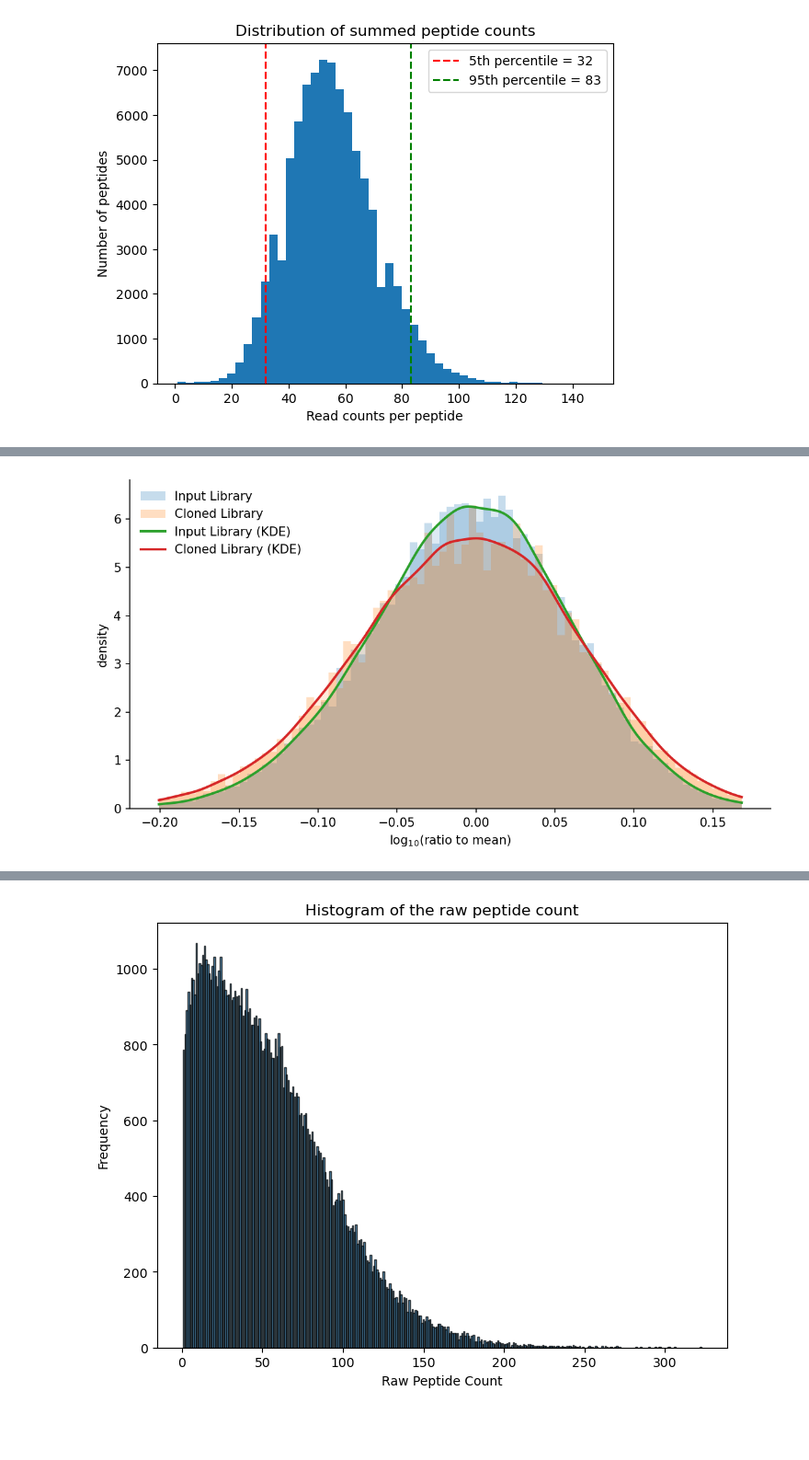
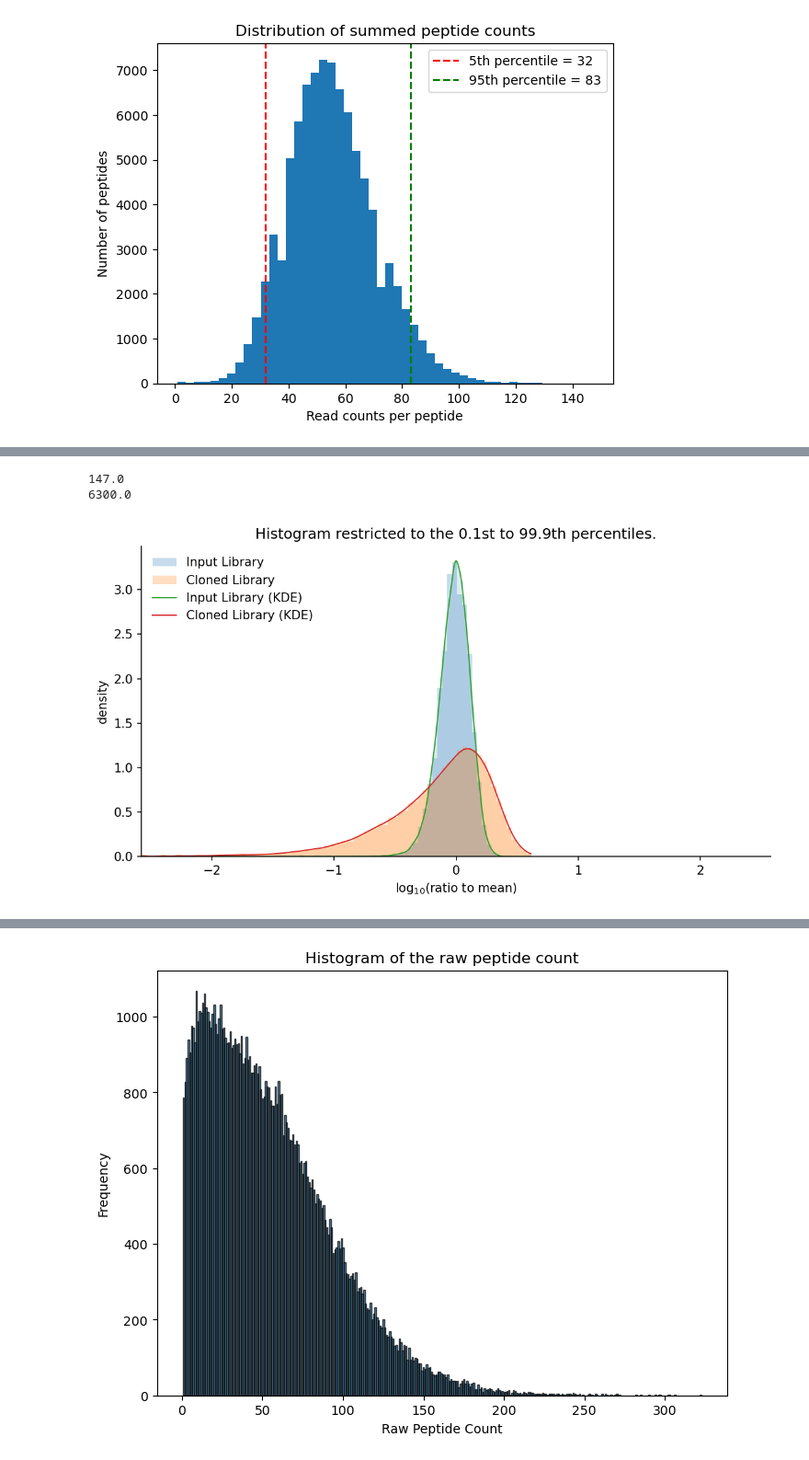
Before and after one commit to sporak577/DeRisi-Rotation, a Jupyter notebook: phipseq/library_QC/library_stats.ipynb, the cells around one changed output, grey strips where cells are left out. Shown at 92% size. Drawn from its saved outputs; the diff is of its cells as text; code cells hidden in the pictures; blank space fills up the shorter version.

Commit message:
updated figure stzle

```diff
--- a/phipseq/library_QC/library_stats.ipynb
+++ b/phipseq/library_QC/library_stats.ipynb
@@ -155,14 +156,18 @@ import matplotlib.pyplot as plt
 # Replace these with your files/columns
 df_in  = pd.read_csv("summed_input_oligos_peptide_counts.csv")
 df_cl  = pd.read_csv("summed_peptide_counts_baked_phage.csv")
+print(df_in['count'].max())
+print(df_cl['count'].max())
+
 counts_input  = df_in["count"].to_numpy()
 counts_cloned = df_cl["count"].to_numpy()
 
-# Demo placeholders (delete when using real data):
-counts_input  = np.random.negative_binomial(50, 0.05, size=50000)
-counts_cloned = np.random.negative_binomial(40, 0.06, size=50000)
+# ---- Transform to log10(ratio to mean) ----
+"""
+This normalizes each peptide's representation relative to the library mean (so mean of all peptide counts),
+and it logs it so you can see over and underrepresented peptides on a symmetric scale.
 
-# ---- Transform to log10(ratio to mean) ----
+log10(count (i) / mean count)"""
 def log_ratio_to_mean(x):
     x = np.asarray(x, dtype=float)
     m = np.mean(x)
@@ -173,6 +178,10 @@ x_in  = log_ratio_to_mean(counts_input)
 x_cl  = log_ratio_to_mean(counts_cloned)
 
 # ---- Simple Gaussian KDE (no SciPy dependency) ----
+"""
+A KDE is just a smooth approximate representation of a histogram. So instead of these bars (bins) you get a curve.
+Here the script implements a gaussian KDE from scratch
+"""
 def kde_1d(x, grid, bandwidth=None):
     x = x.ravel()
     if bandwidth is None:
@@ -193,35 +202,45 @@ def kde_1d(x, grid, bandwidth=None):
     dens = dens / (np.sum(dens) * dx)
     return dens
 
 # ---- Common grid for plotting ----
-xmin = min(np.percentile(x_in,  0.5), np.percentile(x_cl,  0.5))
-xmax = max(np.percentile(x_in, 99.5), np.percentile(x_cl, 99.5))
+xmin = min(np.percentile(x_in,  0.1), np.percentile(x_cl,  0.1))
+xmax = max(np.percentile(x_in, 99.9), np.percentile(x_cl, 99.9))
 grid = np.linspace(xmin, xmax, 600)
 
 dens_in = kde_1d(x_in, grid)
 dens_cl = kde_1d(x_cl, grid)
 
 # ---- Plot ----
 fig, ax = plt.subplots(figsize=(8, 4.5), dpi=150)
 
 # Overlaid histograms as densities (transparent)
 bins = np.linspace(xmin, xmax, 80)
 ax.hist(x_in, bins=bins, density=True, alpha=0.25, label="Input Library")
 ax.hist(x_cl, bins=bins, density=True, alpha=0.25, label="Cloned Library")
 
 # Smooth KDE curves + light fills
-ax.plot(grid, dens_in, linewidth=2, label="Input Library (KDE)")
+ax.plot(grid, dens_in, linewidth=1, label="Input Library (KDE)")
 ax.fill_between(grid, dens_in, alpha=0.15)
-ax.plot(grid, dens_cl, linewidth=2, label="Cloned Library (KDE)")
+ax.plot(grid, dens_cl, linewidth=1, label="Cloned Library (KDE)")
 ax.fill_between(grid, dens_cl, alpha=0.15)
 
+#pick symmetric limits
+x_absmax = max(abs(xmin), abs(xmax), 2)
+ax.set_xlim(-x_absmax, x_absmax)
+ax.set_xticks(np.arange(-int(x_absmax), int(x_absmax)+1, 1))
+
 # Cosmetics
+
+#grid is the x-axis sampling points where you evaluate the KDE
+ax.set_title("Histogram restricted to the 0.1st to 99.9th percentiles.")
 ax.set_xlabel("log$_{10}$(ratio to mean)")
 ax.set_ylabel("density")
 ax.legend(loc="upper left", frameon=False)
 ax.spines["top"].set_visible(False)
 ax.spines["right"].set_visible(False)
 plt.tight_layout()
 plt.show()
 # %% [output]
+147.0
+6300.0
-[figure, old version]
+[figure, new version]
```
Also changed, not shown: parts of 4 cells of this notebook.
